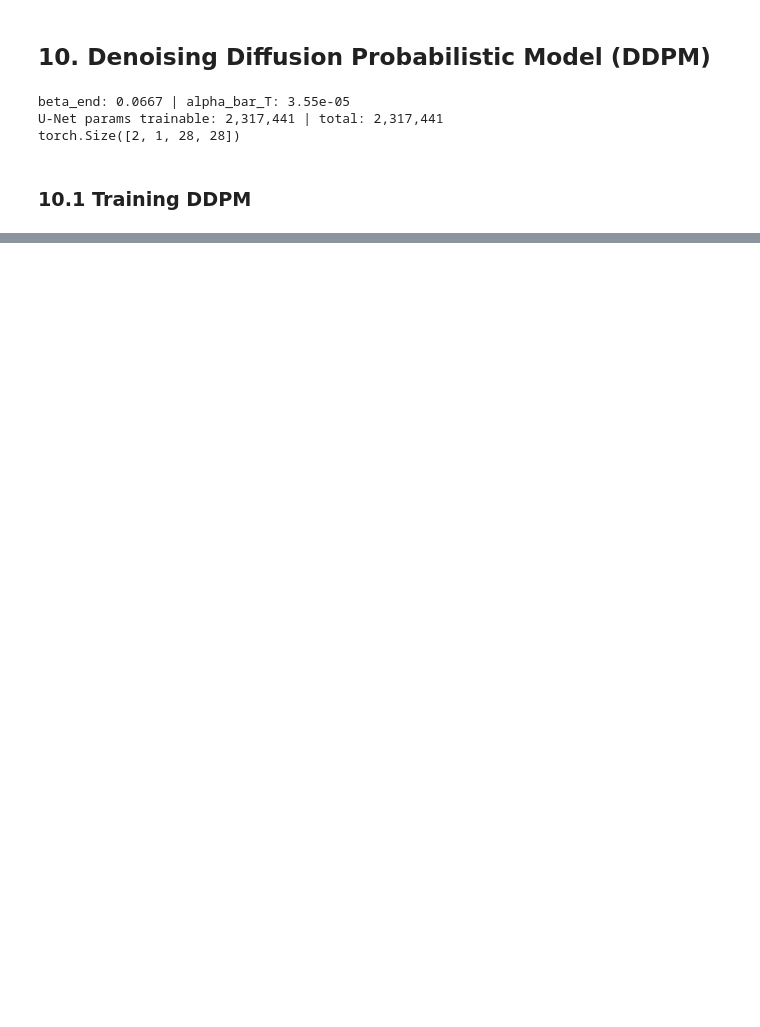
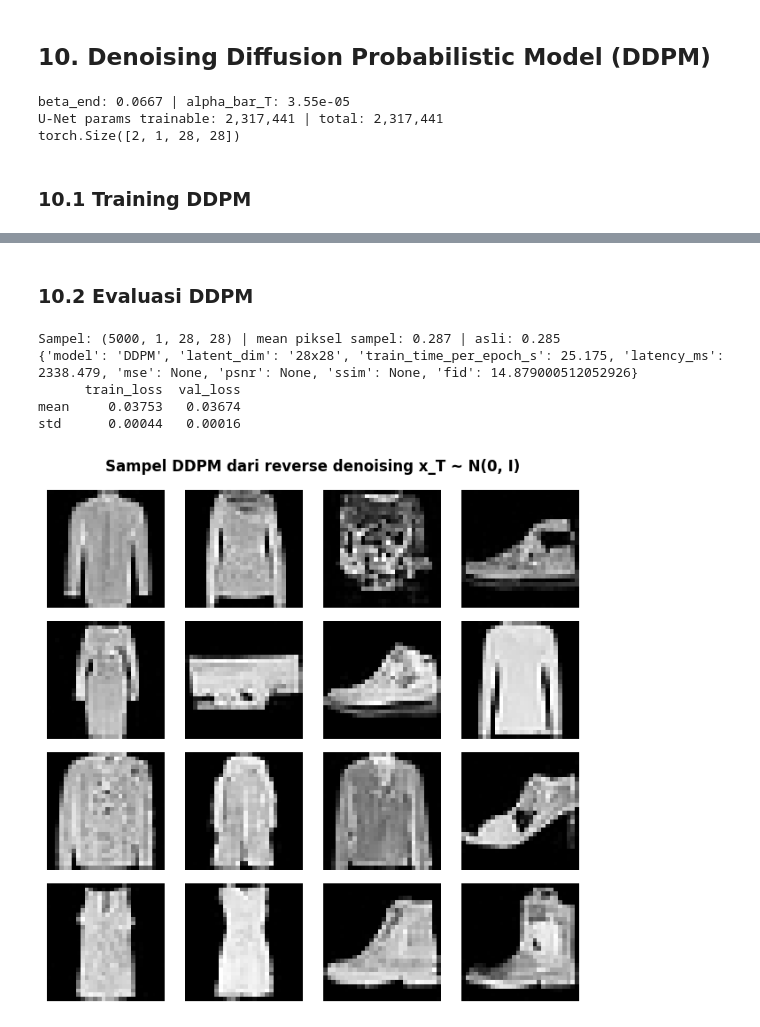
Before and after one commit to CannyCeles/deep-learning-ae-gan, a Jupyter notebook: notebooks/tugas-ae-gan.ipynb, the cells around one changed output, grey strips where cells are left out. Drawn from its saved outputs; the diff is of its cells as text; code cells hidden in the pictures; blank space fills up the shorter version.

Commit message:
feat(eval): add ddpm fid latency and reverse trajectory

```diff
--- a/notebooks/tugas-ae-gan.ipynb
+++ b/notebooks/tugas-ae-gan.ipynb
@@ -1334,3 +1318,48 @@ Epoch 40/40 | train 0.03689 | val (EMA) 0.03651 | 25.31s
 | 37 | 38 | 0.037291 | 0.036607 | 25.187385 |
 | 38 | 39 | 0.037189 | 0.036557 | 25.317078 |
 | 39 | 40 | 0.036888 | 0.036511 | 25.306063 |
+# %% [markdown]
+### 10.2 Evaluasi DDPM
+# %%
+DDPM_SAMPLES_PATH = os.path.join(WEIGHTS_DIR, "ddpm_samples.pt")
+DDPM_TRACE_STEPS = (250, 200, 150, 100, 50, 0)
+
+set_seed(SEED)
+if os.path.exists(DDPM_SAMPLES_PATH) and not FORCE_RERUN:
+    ddpm_fake = torch.load(DDPM_SAMPLES_PATH, weights_only=True)
+    print("Cache dimuat: ddpm_samples.pt")
+else:
+    ddpm_fake = sample_ddpm(ema_unet, FID_N_SAMPLES)
+    torch.save(ddpm_fake, DDPM_SAMPLES_PATH)
+
+ddpm_fid = compute_fid_from_features(real_fid_features, extract_inception_features(ddpm_fake, inception_model))
+print(f"Sampel: {tuple(ddpm_fake.shape)} | mean piksel sampel: {ddpm_fake.mean().item():.3f} | asli: {real_fid_images.mean().item():.3f}")
+
+ddpm_latency = measure_latency_ms(lambda: ddpm_sample(ema_unet, 64), warmup=1, repeats=3)
+
+ddpm_result = {
+    "model": "DDPM",
+    "latent_dim": "28x28",
+    "train_time_per_epoch_s": round(ddpm_history["epoch_time_s"].mean(), 3),
+    "latency_ms": ddpm_latency,
+    "mse": None,
+    "psnr": None,
+    "ssim": None,
+    "fid": ddpm_fid,
+}
+print(ddpm_result)
+print(ddpm_history[["train_loss", "val_loss"]].tail(10).agg(["mean", "std"]).round(5))
+
+save_grid(ddpm_fake[:16], 4, 4, "Sampel DDPM dari reverse denoising x_T ~ N(0, I)", os.path.join(FIGS_DIR, "ddpm_samples_preview.png"))
+
+set_seed(SEED)
+_, ddpm_trace = ddpm_sample(ema_unet, 8, DDPM_TRACE_STEPS)
+trace_grid = torch.cat([img[i : i + 1] for i in range(8) for _, img in ddpm_trace])
+save_grid(trace_grid, 8, len(ddpm_trace), "Lintasan reverse DDPM (kiri: x_T, kanan: x_0)", os.path.join(FIGS_DIR, "ddpm_trace_preview.png"))
+# %% [output]
+Sampel: (5000, 1, 28, 28) | mean piksel sampel: 0.287 | asli: 0.285
+{'model': 'DDPM', 'latent_dim': '28x28', 'train_time_per_epoch_s': 25.175, 'latency_ms': 2338.479, 'mse': None, 'psnr': None, 'ssim': None, 'fid': 14.879000512052926}
+      train_loss  val_loss
+mean     0.03753   0.03674
+std      0.00044   0.00016
+[figure, added]
```
Also changed, not shown: parts of 6 cells of this notebook.
